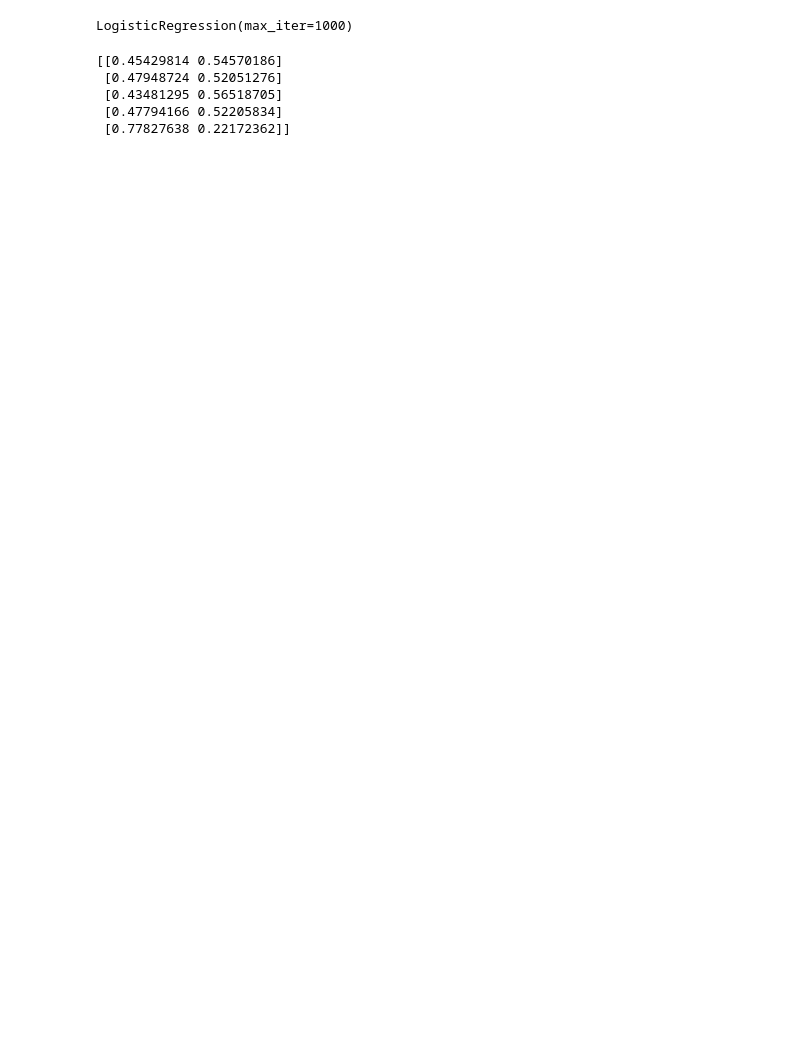
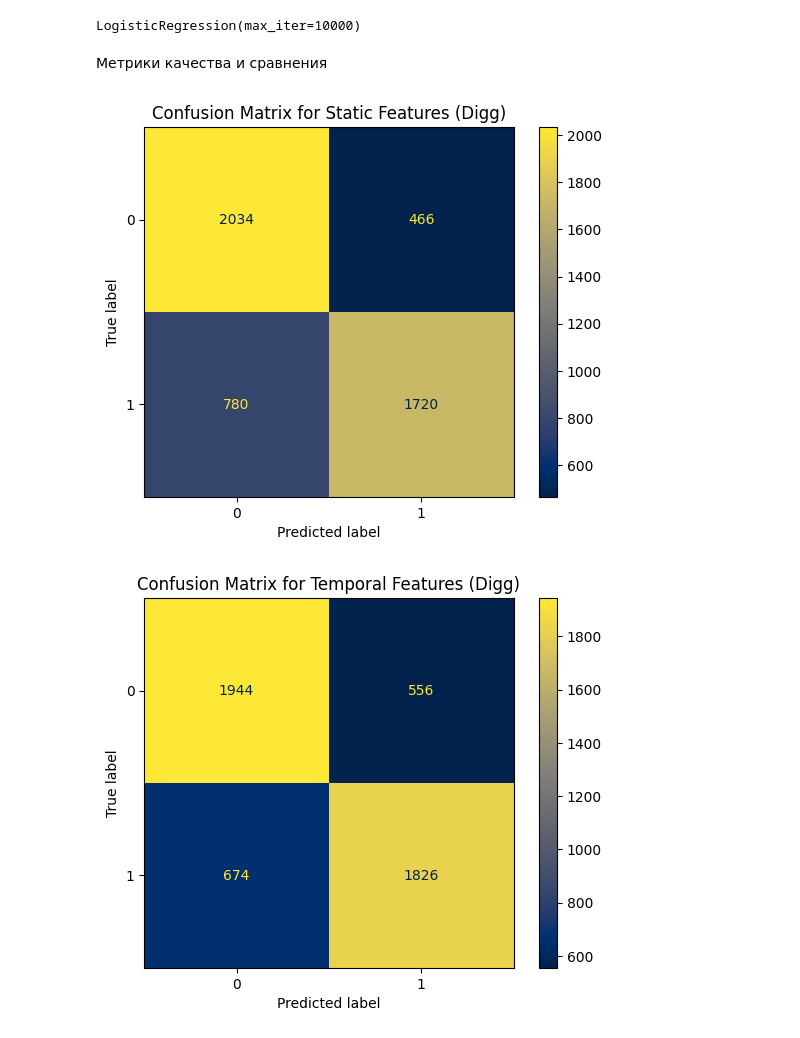
Before and after one commit to answerIII/GraphTheory2022-2023, a Jupyter notebook: Graph_theory.ipynb, the cells around one changed output. Cells and saved outputs as stored; diff of their text form; code cells hidden in the pictures; blank space fills up the shorter version.

```diff
--- a/Graph_theory.ipynb
+++ b/Graph_theory.ipynb
@@ -319,0 +394,3 @@ def weight_square(times):
+# %%
+# choose samples with replacement
+samples_num = 10000
@@ -603,10 +609,18 @@ for i in range(samples_num):
 # separate calculated feature vectors into 2 groups: train (for learning) and test (for prediction)
 border = round(samples_num * 0.75)
 
-X_train = X_positive[:border] + X_negative[:border]
-y_train = np.array([1]* border + [0]* border)
+# train/test with static features
+X_train_s = X_positive_s[:border] + X_negative_s[:border]
+y_train_s = np.array([1] * border + [0] * border)
 
-X_test = X_positive[border:] + X_negative[border:]
-y_test = np.array([1]*(samples_num-border) + [0]*(samples_num-border))
+X_test_s = X_positive_s[border:] + X_negative_s[border:]
+y_test_s = np.array([1] * (samples_num-border) + [0] * (samples_num-border))
+
+# train/test with temporal features
+X_train_t = X_positive_t[:border] + X_negative_t[:border]
+y_train_t = np.array([1] * border + [0] * border)
+
+X_test_t = X_positive_t[border:] + X_negative_t[border:]
+y_test_t = np.array([1] * (samples_num-border) + [0] * (samples_num-border))
 
 # X_train, X_test, y_train, y_test = train_test_split(X, y, test_size=0.25)
@@ -617,18 +627,20 @@ y_test = np.array([1]*(samples_num-border) + [0]*(samples_num-border))
 # %%
 # make instance of model
-logisticRegr = LogisticRegression(max_iter=1000)
+logisticRegr_s = LogisticRegression(max_iter=2000)
+logisticRegr_t = LogisticRegression(max_iter=10000)
 
 # train model: learning the relationship between feature vectors (X_train) and labels (y_train)
-logisticRegr.fit(X_train, y_train)
+logisticRegr_s.fit(X_train_s, y_train_s)
+logisticRegr_t.fit(X_train_t, y_train_t)
 # %% [output]
-LogisticRegression(max_iter=1000)
+LogisticRegression(max_iter=10000)
 # %%
 # predict
 # Predict for One Observation (image)
-answer = logisticRegr.predict_proba(X_test)[:, 1]
+answer_prob_s = logisticRegr_s.predict_proba(X_test_s)
+answer_prob_t = logisticRegr_t.predict_proba(X_test_t)
+
+answer_class_s = logisticRegr_s.predict(X_test_s)
+answer_class_t = logisticRegr_t.predict(X_test_t)
-# %% [output]
-[[0.45429814 0.54570186]
- [0.47948724 0.52051276]
- [0.43481295 0.56518705]
- [0.47794166 0.52205834]
- [0.77827638 0.22172362]]
+# %% [markdown]
+Метрики качества и сравнения
@@ -634,0 +660,15 @@ answer = logisticRegr.predict_proba(X_test)[:, 1]
+# %%
+cm_s = metrics.confusion_matrix(y_test_s, answer_class_s)
+cm_display_s = metrics.ConfusionMatrixDisplay(confusion_matrix=cm_s)
+cm_display_s.plot(cmap='cividis')
+plt.title(f'Confusion Matrix for Static Features ({names[dataset]})')
+plt.show()
+
+cm_t = metrics.confusion_matrix(y_test_t, answer_class_t)
+cm_display_t = metrics.ConfusionMatrixDisplay(confusion_matrix=cm_t)
+cm_display_t.plot(cmap='cividis')
+plt.title(f'Confusion Matrix for Temporal Features ({names[dataset]})')
+plt.show()
+# %% [output]
+[figure, added]
+[figure, added]
```
Also changed, not shown: parts of 90 cells of this notebook, 27 other files.
